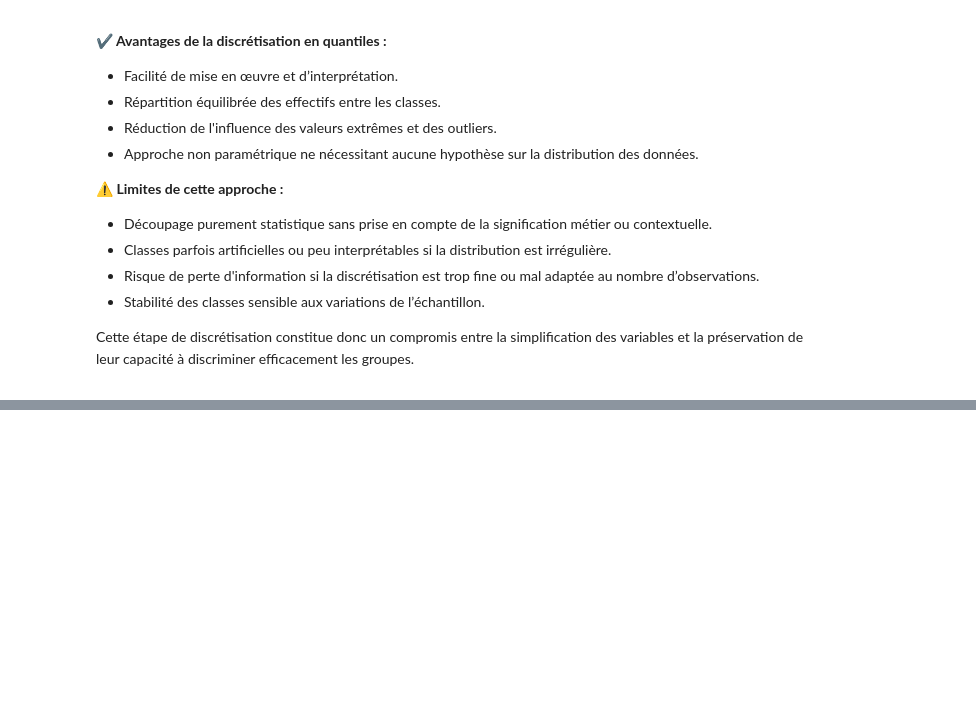
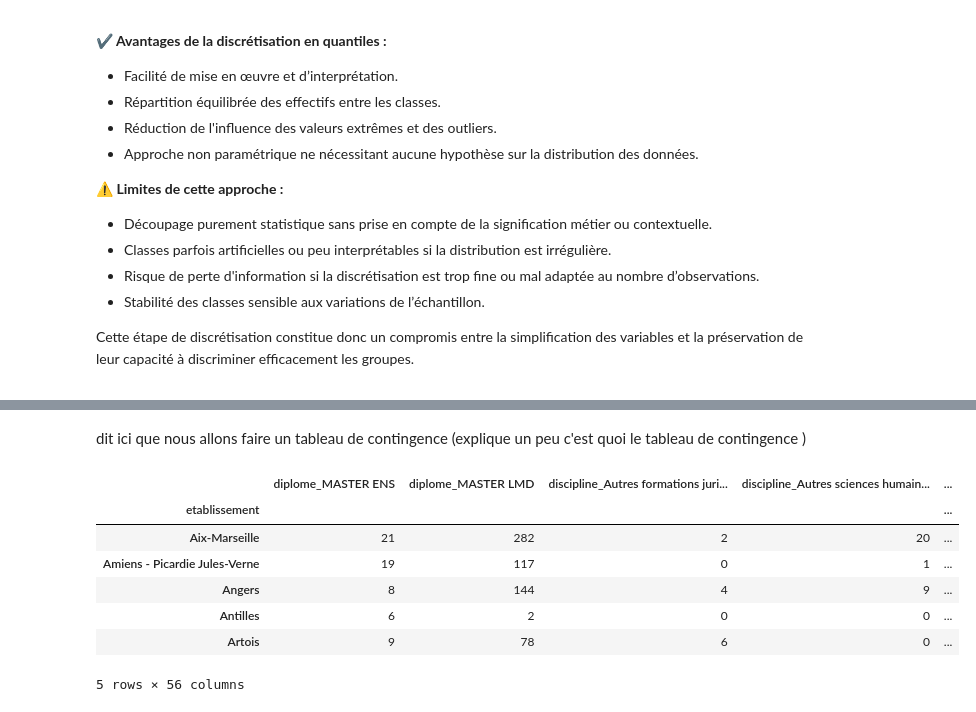
Before and after one commit to aduayom/afd-universites-france, a Jupyter notebook: main.ipynb, the cells around one changed output, grey strips where cells are left out. Saved outputs shown, nothing was run; the diff lists cells and outputs as text; code cells hidden in the pictures; blank space fills up the shorter version.

```diff
--- a/main.ipynb
+++ b/main.ipynb
@@ -195,0 +248,17 @@ display(data_categorise.head())
+# %% [markdown]
+dit ici que nous allons faire un tableau de contingence (explique un peu c'est quoi le tableau de contingence )
+# %%
+# Group by 'etablissement' and sum all columns
+grouped_data = data_encoded.groupby('etablissement').sum()
+
+# Display the resulting DataFrame
+display(grouped_data.head())
+# %% [output]
+|  | diplome_MASTER ENS | diplome_MASTER LMD | discipline_Autres formations juri... | discipline_Autres sciences humain... | ... |
+| etablissement |  |  |  |  | ... |
+| Aix-Marseille | 21 | 282 | 2 | 20 | ... |
+| Amiens - Picardie Jules-Verne | 19 | 117 | 0 | 1 | ... |
+| Angers | 8 | 144 | 4 | 9 | ... |
+| Antilles | 6 | 2 | 0 | 0 | ... |
+| Artois | 9 | 78 | 6 | 0 | ... |
+5 rows × 56 columns
```
Also changed, not shown: parts of 3 cells of this notebook.
